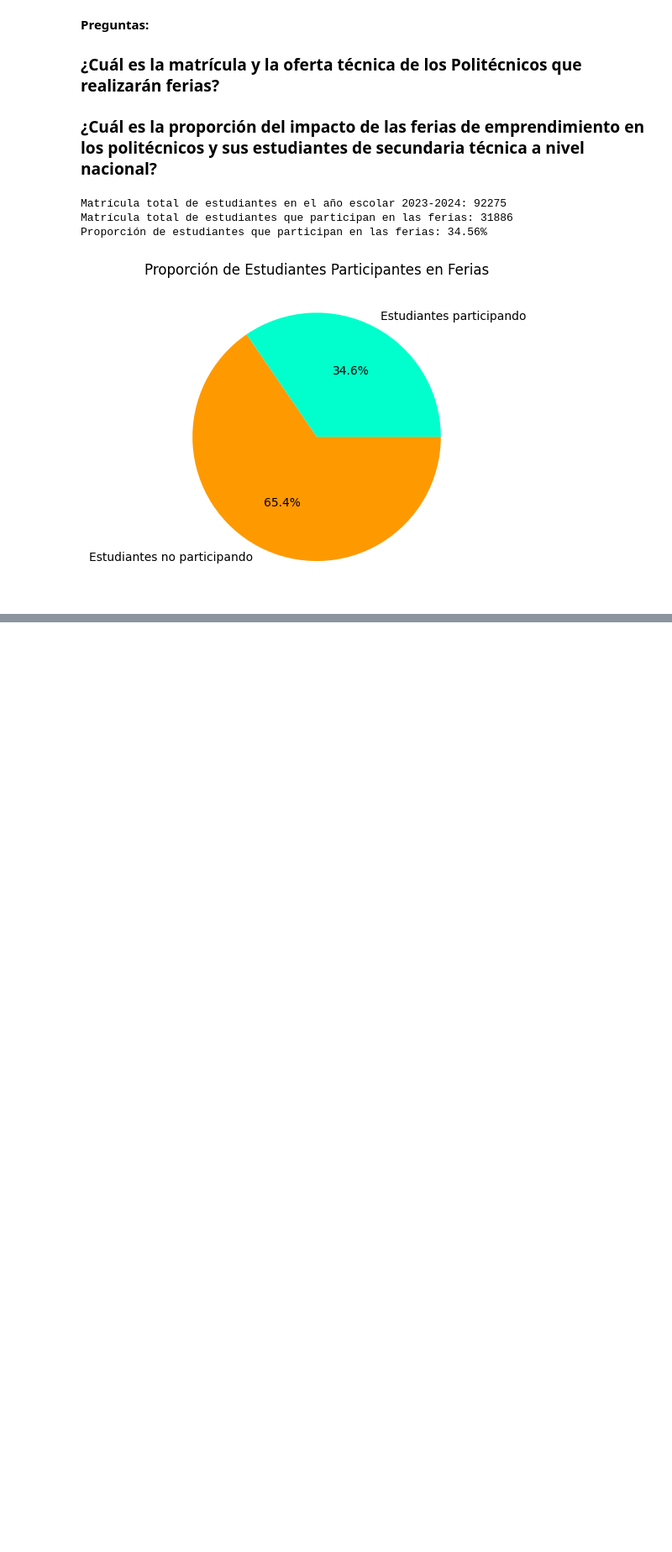
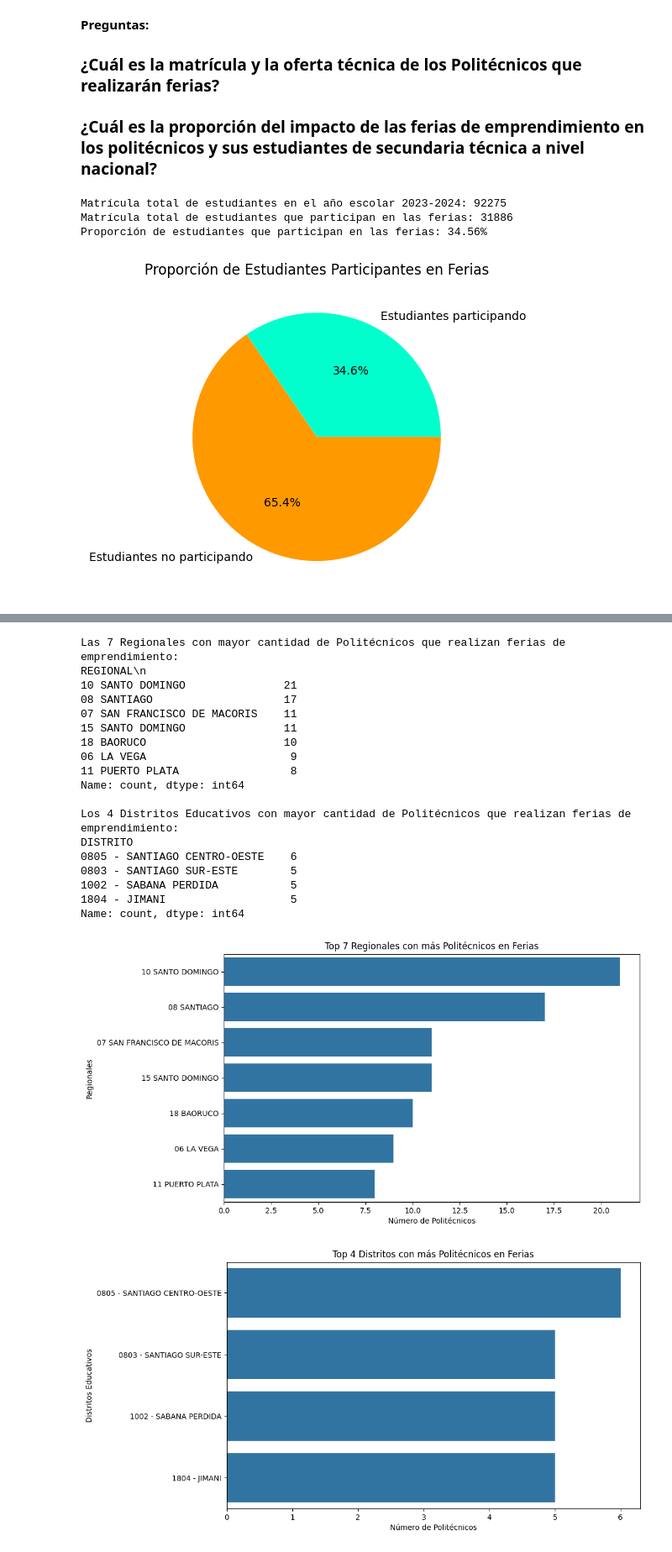
Before and after one commit to jimmycoste/colab_ferias, a Jupyter notebook: ferias_de_emprendimeinto_2024.ipynb, the cells around one changed output, grey strips where cells are left out. Shown at 84% size. Cells and saved outputs as stored; diff of their text form; code cells hidden in the pictures; blank space fills up the shorter version.

Commit message:
Se creó con Colab para el Análisis de las Ferias de Emprendimeinto en los Politécnicos de la Educación y Formación Técnico Profesional de la República Dominicana en el año escolar 2023-2024

```diff
--- a/ferias_de_emprendimeinto_2024.ipynb
+++ b/ferias_de_emprendimeinto_2024.ipynb
@@ -287,0 +278,60 @@ Familias Profesionales y Títulos con incidencia en las ferias
+# %%
+    # Filtrar politécnicos que tienen definida una fecha para la feria
+    ferias_filtradas_df = ferias_emprendimiento_df[ferias_emprendimiento_df['FECHA_FERIA\n'].notna()]
+
+    # Obtener el conteo de politécnicos por regional
+    regionales_count = ferias_filtradas_df['REGIONAL\n'].value_counts().head(7)
+
+    # Obtener el conteo de politécnicos por distrito educativo
+    distritos_count = ferias_filtradas_df['DISTRITO'].value_counts().head(4)
+
+    # Mostrar los resultados
+    print("Las 7 Regionales con mayor cantidad de Politécnicos que realizan ferias de emprendimiento:")
+    print(regionales_count)
+
+    print("\nLos 4 Distritos Educativos con mayor cantidad de Politécnicos que realizan ferias de emprendimiento:")
+    print(distritos_count)
+
+    # Prepare the data for the bar plot
+regionales_data = regionales_count.to_frame().reset_index()
+regionales_data.columns = ['Regionales', 'Politécnicos']
+
+distritos_data = distritos_count.to_frame().reset_index()
+distritos_data.columns = ['Distritos', 'Politécnicos']
+
+# Create the bar plot for regionales
+plt.figure(figsize=(10, 6))
+sns.barplot(x='Politécnicos', y='Regionales', data=regionales_data)
+plt.title('Top 7 Regionales con más Politécnicos en Ferias')
+plt.xlabel('Número de Politécnicos')
+plt.ylabel('Regionales')
+plt.show()
+
+# Create the bar plot for distritos
+plt.figure(figsize=(10, 6))
+sns.barplot(x='Politécnicos', y='Distritos', data=distritos_data)
+plt.title('Top 4 Distritos con más Politécnicos en Ferias')
+plt.xlabel('Número de Politécnicos')
+plt.ylabel('Distritos Educativos')
+plt.show()
+# %% [output]
+Las 7 Regionales con mayor cantidad de Politécnicos que realizan ferias de emprendimiento:
+REGIONAL\n
+10 SANTO DOMINGO               21
+08 SANTIAGO                    17
+07 SAN FRANCISCO DE MACORIS    11
+15 SANTO DOMINGO               11
+18 BAORUCO                     10
+06 LA VEGA                      9
+11 PUERTO PLATA                 8
+Name: count, dtype: int64
+
+Los 4 Distritos Educativos con mayor cantidad de Politécnicos que realizan ferias de emprendimiento:
+DISTRITO
+0805 - SANTIAGO CENTRO-OESTE    6
+0803 - SANTIAGO SUR-ESTE        5
+1002 - SABANA PERDIDA           5
+1804 - JIMANI                   5
+Name: count, dtype: int64
+[figure, added]
+[figure, added]
```
Also changed, not shown: parts of 18 cells of this notebook.
